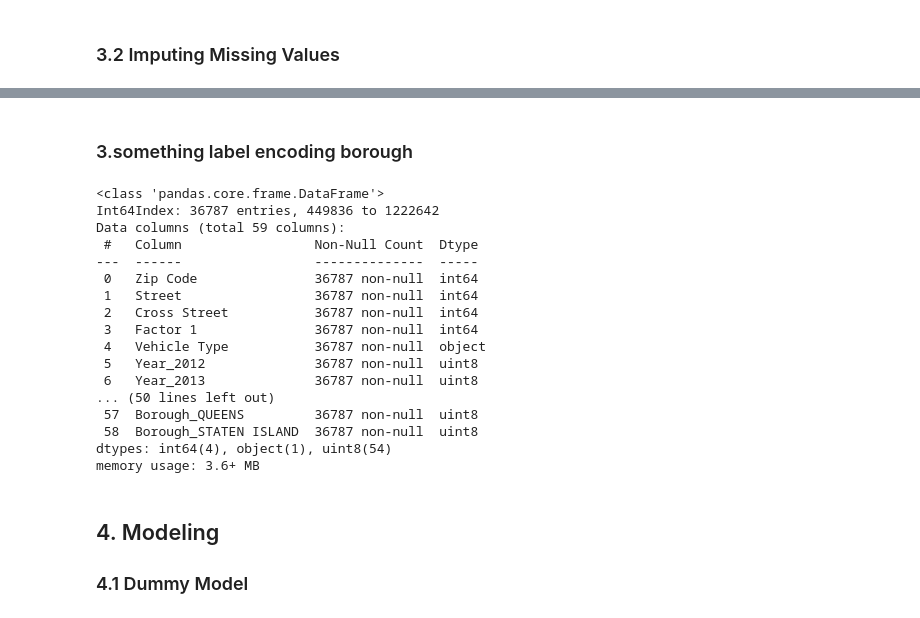
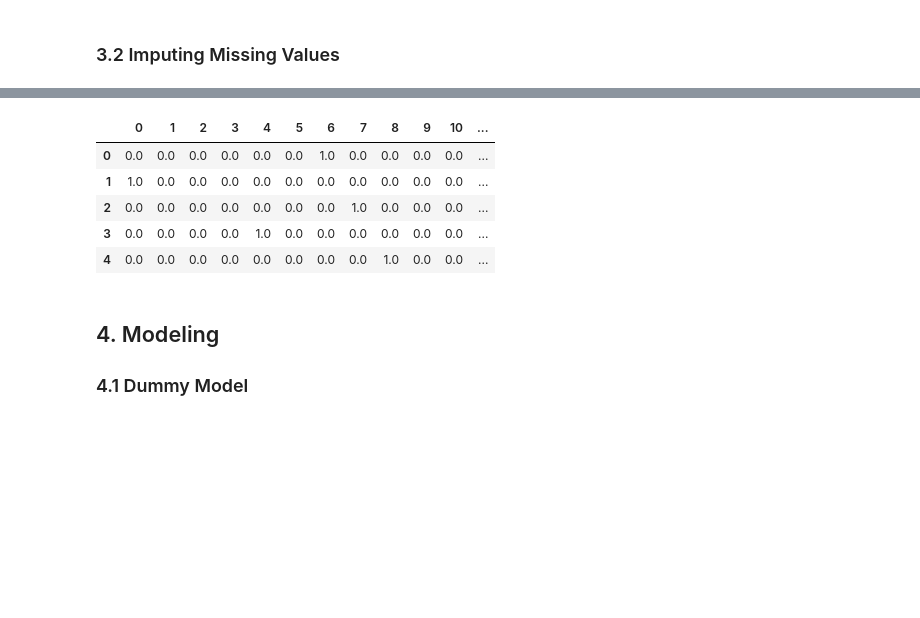
Before and after one commit to AidanStack/Cycling_Classification_Project, a Jupyter notebook: Aidan/Aidan's Notebook.ipynb, the cells around one changed output, grey strips where cells are left out. Saved outputs shown, nothing was run; the diff lists cells and outputs as text; code cells hidden in the pictures; blank space fills up the shorter version.

```diff
--- a/Aidan/Aidan's Notebook.ipynb
+++ b/Aidan/Aidan's Notebook.ipynb
@@ -515,8 +413,7 @@ len(all_cycling_collisions.loc[all_cycling_collisions['ZIP CODE'].isna() & all_c
 What the above numbers mean is that if we can find a way to get the zipcode from the Latitude and Longitude, we can fill in three quarters of our missing zip codes.
 # %%
 # Let's rename our column so we can tell it's been processed
-all_cycling_collisions.loc[all_cycling_collisions['ZIP CODE'].isna(), ['ZIP CODE']] = 0
-all_cycling_collisions['Zip Code'] = [int(zipcode) for zipcode in all_cycling_collisions['ZIP CODE'] ]
+all_cycling_collisions['Zip Code'] = [zipcode for zipcode in all_cycling_collisions['ZIP CODE'] ]
 
 #
 #
@@ -622,9 +499,3 @@ y = all_cycling_collisions['Lethal']
 X_train, X_hold, y_train, y_hold = train_test_split(X, y, random_state=seed, test_size=.15)
 # %% [markdown]
 ### 3.2 Imputing Missing Values
-# %%
-X_train.loc[X_train['Borough'].isna(), ['Borough'] ] = 'No Borough'
-X_train.loc[X_train['Street'].isna(),  ['Street'] ]  = 'No Street'
-X_train.loc[X_train['Street'].isna(),  ['Street'] ]  = 'No Street'
-X_train.loc[X_train['Cross Street'].isna(),  ['Cross Street'] ]  = 'No Cross Street'
-X_train.loc[X_train['Zip Code'].isna(),['Zip Code']] = 'No Zip Code'
@@ -690,2 +501,0 @@ X_train.head()
-# %% [markdown]
-### 3.something label encoding borough
@@ -698,23 +502,33 @@ X_train['Factor 1']     = label.fit_transform(X_train['Factor 1'])
-# %%
-X_train.info()
-# %% [output]
-<class 'pandas.core.frame.DataFrame'>
-Int64Index: 36787 entries, 449836 to 1222642
-Data columns (total 59 columns):
- #   Column                 Non-Null Count  Dtype
----  ------                 --------------  -----
- 0   Zip Code               36787 non-null  int64
- 1   Street                 36787 non-null  int64
- 2   Cross Street           36787 non-null  int64
- 3   Factor 1               36787 non-null  int64
- 4   Vehicle Type           36787 non-null  object
- 5   Year_2012              36787 non-null  uint8
- 6   Year_2013              36787 non-null  uint8
-... (50 lines left out)
- 57  Borough_QUEENS         36787 non-null  uint8
- 58  Borough_STATEN ISLAND  36787 non-null  uint8
-dtypes: int64(4), object(1), uint8(54)
-memory usage: 3.6+ MB
+# %%
+# This line will hold our column names
+columns = dict(zip(range(10), [i for i in X_train.columns]))
+
+# Imputing NaN values
+imp = SimpleImputer(strategy='constant')
+imp.fit(X_train)
+X_train_imputed = pd.DataFrame(imp.transform(X_train))
+
+# Adding the original column names back on
+X_train_imputed.rename(columns=columns, inplace=True)
+
+one_hots = ['Year', 'Month', 'Holiday Collision', 'Hour', 'Borough']
+ordinals = ['Zip Code', 'Street', 'Cross Street', 'Factor 1', 'Vehicle Type']
+
+ct = ColumnTransformer([
+    ('ohe', OneHotEncoder(handle_unknown='ignore', sparse=False), one_hots),
+    ('ord', OrdinalEncoder(), ordinals)
+])
+
+
+X_train_encoded =  pd.DataFrame(ct.fit_transform(X_train_imputed))
+X_train_encoded.head()
+# %% [output]
+|  | 0 | 1 | 2 | 3 | 4 | 5 | 6 | 7 | 8 | 9 | 10 | ... |
+| 0 | 0.0 | 0.0 | 0.0 | 0.0 | 0.0 | 0.0 | 1.0 | 0.0 | 0.0 | 0.0 | 0.0 | ... |
+| 1 | 1.0 | 0.0 | 0.0 | 0.0 | 0.0 | 0.0 | 0.0 | 0.0 | 0.0 | 0.0 | 0.0 | ... |
+| 2 | 0.0 | 0.0 | 0.0 | 0.0 | 0.0 | 0.0 | 0.0 | 1.0 | 0.0 | 0.0 | 0.0 | ... |
+| 3 | 0.0 | 0.0 | 0.0 | 0.0 | 1.0 | 0.0 | 0.0 | 0.0 | 0.0 | 0.0 | 0.0 | ... |
+| 4 | 0.0 | 0.0 | 0.0 | 0.0 | 0.0 | 0.0 | 0.0 | 0.0 | 1.0 | 0.0 | 0.0 | ... |
 # %% [markdown]
 ## 4. Modeling
 
```
Also changed, not shown: parts of 37 cells of this notebook.
